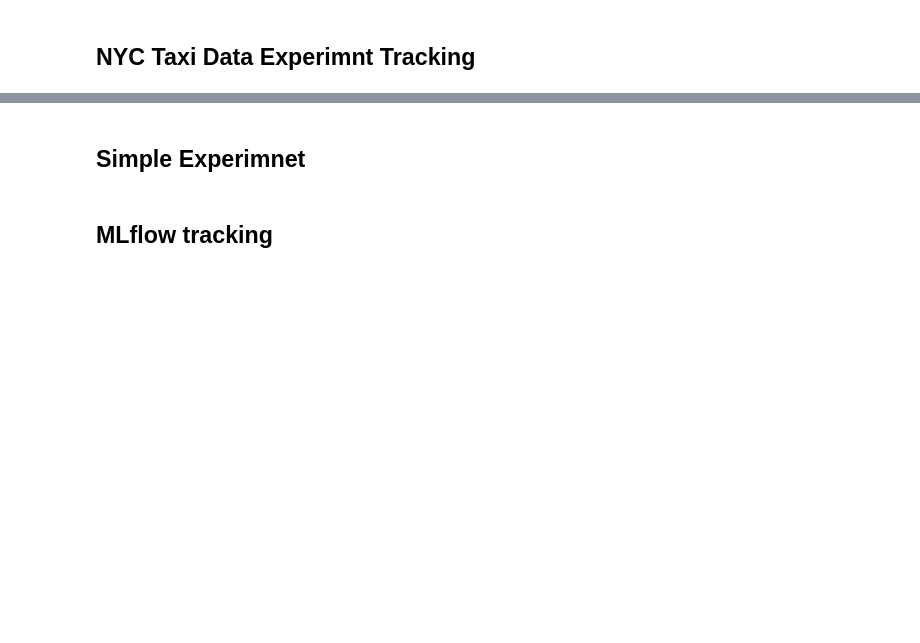
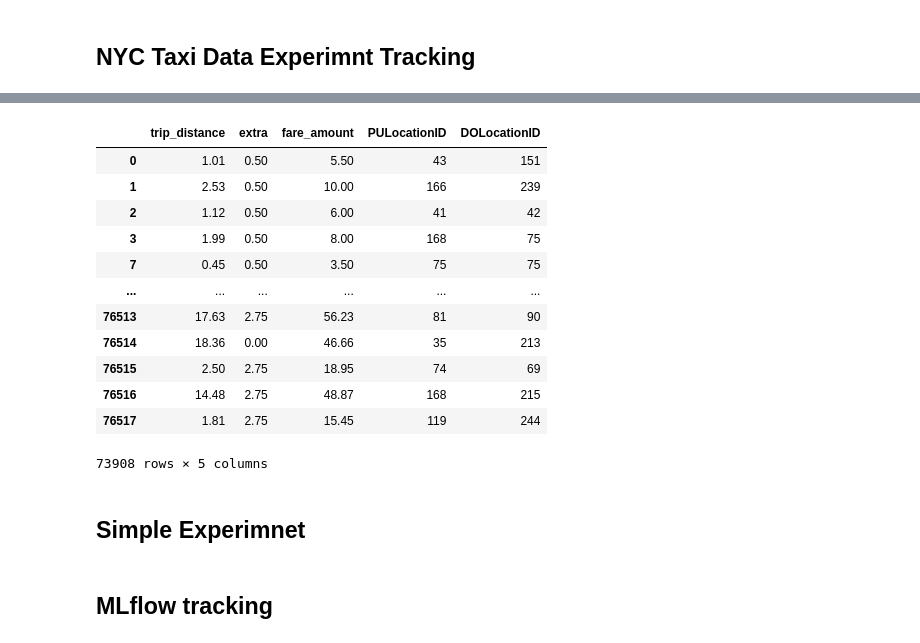
Before and after one commit to emeli-dral/hs-iml-22, a Jupyter notebook: experiment_tracking_mlflow.ipynb, the cells around one changed output, grey strips where cells are left out. Cells and saved outputs as stored; diff of their text form; code cells hidden in the pictures; blank space fills up the shorter version.

```diff
--- a/experiment_tracking_mlflow.ipynb
+++ b/experiment_tracking_mlflow.ipynb
@@ -40,3 +67,5 @@ X_val = process_dataframe(val_raw_data)[num_features + cat_features]
 
 y_train = process_dataframe(train_raw_data)['duration']
 y_val = process_dataframe(val_raw_data)['duration']
+# %%
+x_dict = X_train.to_dict()
@@ -43,3 +92,21 @@ y_val = process_dataframe(val_raw_data)['duration']
+# %%
+new_x_frame = pd.DataFrame.from_dict(x_dict)
+# %%
+new_x_frame
+# %% [output]
+|  | trip_distance | extra | fare_amount | PULocationID | DOLocationID |
+| 0 | 1.01 | 0.50 | 5.50 | 43 | 151 |
+| 1 | 2.53 | 0.50 | 10.00 | 166 | 239 |
+| 2 | 1.12 | 0.50 | 6.00 | 41 | 42 |
+| 3 | 1.99 | 0.50 | 8.00 | 168 | 75 |
+| 7 | 0.45 | 0.50 | 3.50 | 75 | 75 |
+| ... | ... | ... | ... | ... | ... |
+| 76513 | 17.63 | 2.75 | 56.23 | 81 | 90 |
+| 76514 | 18.36 | 0.00 | 46.66 | 35 | 213 |
+| 76515 | 2.50 | 2.75 | 18.95 | 74 | 69 |
+| 76516 | 14.48 | 2.75 | 48.87 | 168 | 215 |
+| 76517 | 1.81 | 2.75 | 15.45 | 119 | 244 |
+73908 rows × 5 columns
 # %%
 X_val.isnull().sum()
 # %% [markdown]
```
Also changed, not shown: parts of 7 cells of this notebook, 25 other files.
